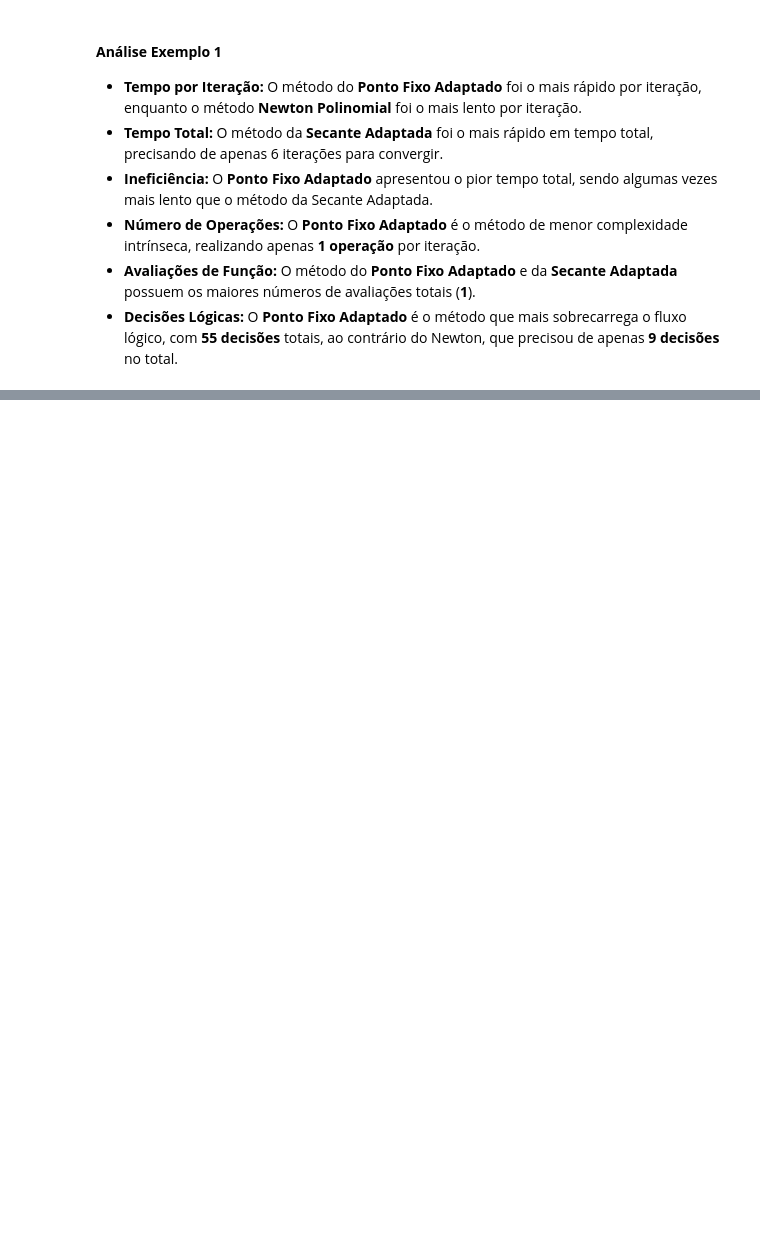
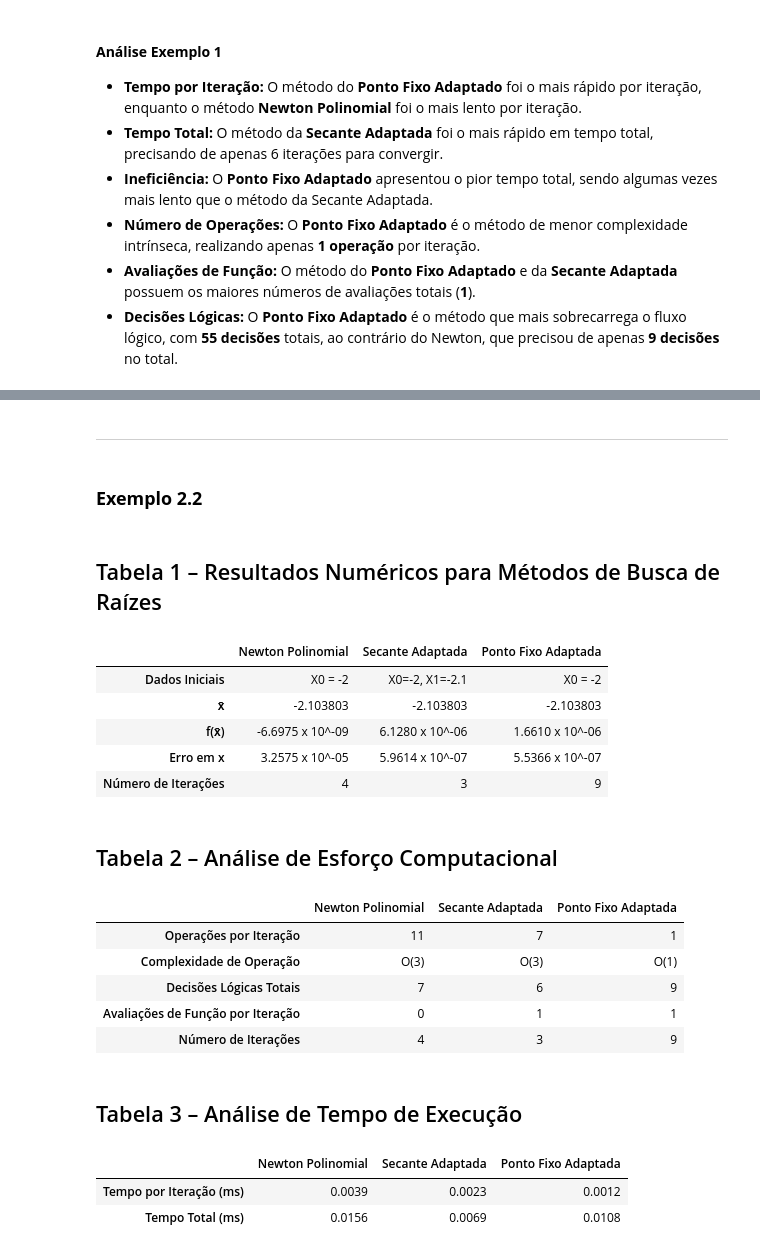
Before and after one commit to mauricioaires30/Matematica-Computacional, a Jupyter notebook: trabalho_02_1.ipynb, the cells around one changed output, grey strips where cells are left out. Cells and saved outputs as stored; diff of their text form; code cells hidden in the pictures; blank space fills up the shorter version.

```diff
--- a/trabalho_02_1.ipynb
+++ b/trabalho_02_1.ipynb
@@ -1339,0 +1419,53 @@ print_task_b_tables(numerical_data, effort_data, time_data)
+# %% [markdown]
+---
+# %% [markdown]
+### **Exemplo 2.2**
+# %%
+coefficients_example_2 = [1, 0, -3, 3][::-1]
+fixed_point_iteration_function_example_2 = lambda x: math.cbrt(3*x - 3)
+stopping_crit = 10**-6
+
+newton_numerical_results, newton_effort_results, newton_time_results = newton_horner(coefficients_example_2, -2, stopping_crit, 4, max_iterations=10)
+
+secant_numerical_results, secant_effort_results, secant_time_results = secant_horner(coefficients_example_2, -2, -2.1, stopping_crit, 4, max_iterations=10)
+
+fixed_point_numerical_results, fixed_point_effort_results, fixed_point_time_results = fixed_point_horner(coefficients_example_2, fixed_point_iteration_function_example_2, -2, stopping_crit, 4, max_iterations=10)
+
+numerical_data = {
+    "newton": newton_numerical_results,
+    "secant": secant_numerical_results,
+    "fixed_point": fixed_point_numerical_results
+}
+
+effort_data = {
+    "newton": newton_effort_results,
+    "secant": secant_effort_results,
+    "fixed_point": fixed_point_effort_results
+}
+
+time_data = {
+    "newton": newton_time_results,
+    "secant": secant_time_results,
+    "fixed_point": fixed_point_time_results
+}
+
+print_task_b_tables(numerical_data, effort_data, time_data)
+# %% [output]
+## Tabela 1 – Resultados Numéricos para Métodos de Busca de Raízes
+|  | Newton Polinomial | Secante Adaptada | Ponto Fixo Adaptada |
+| Dados Iniciais | X0 = -2 | X0=-2, X1=-2.1 | X0 = -2 |
+| x̄ | -2.103803 | -2.103803 | -2.103803 |
+| f(x̄) | -6.6975 x 10^-09 | 6.1280 x 10^-06 | 1.6610 x 10^-06 |
+| Erro em x | 3.2575 x 10^-05 | 5.9614 x 10^-07 | 5.5366 x 10^-07 |
+| Número de Iterações | 4 | 3 | 9 |
+## Tabela 2 – Análise de Esforço Computacional
+|  | Newton Polinomial | Secante Adaptada | Ponto Fixo Adaptada |
+| Operações por Iteração | 11 | 7 | 1 |
+| Complexidade de Operação | O(3) | O(3) | O(1) |
+| Decisões Lógicas Totais | 7 | 6 | 9 |
+| Avaliações de Função por Iteração | 0 | 1 | 1 |
+| Número de Iterações | 4 | 3 | 9 |
+## Tabela 3 – Análise de Tempo de Execução
+|  | Newton Polinomial | Secante Adaptada | Ponto Fixo Adaptada |
+| Tempo por Iteração (ms) | 0.0039 | 0.0023 | 0.0012 |
+| Tempo Total (ms) | 0.0156 | 0.0069 | 0.0108 |
```
Also changed, not shown: parts of 18 cells of this notebook.
